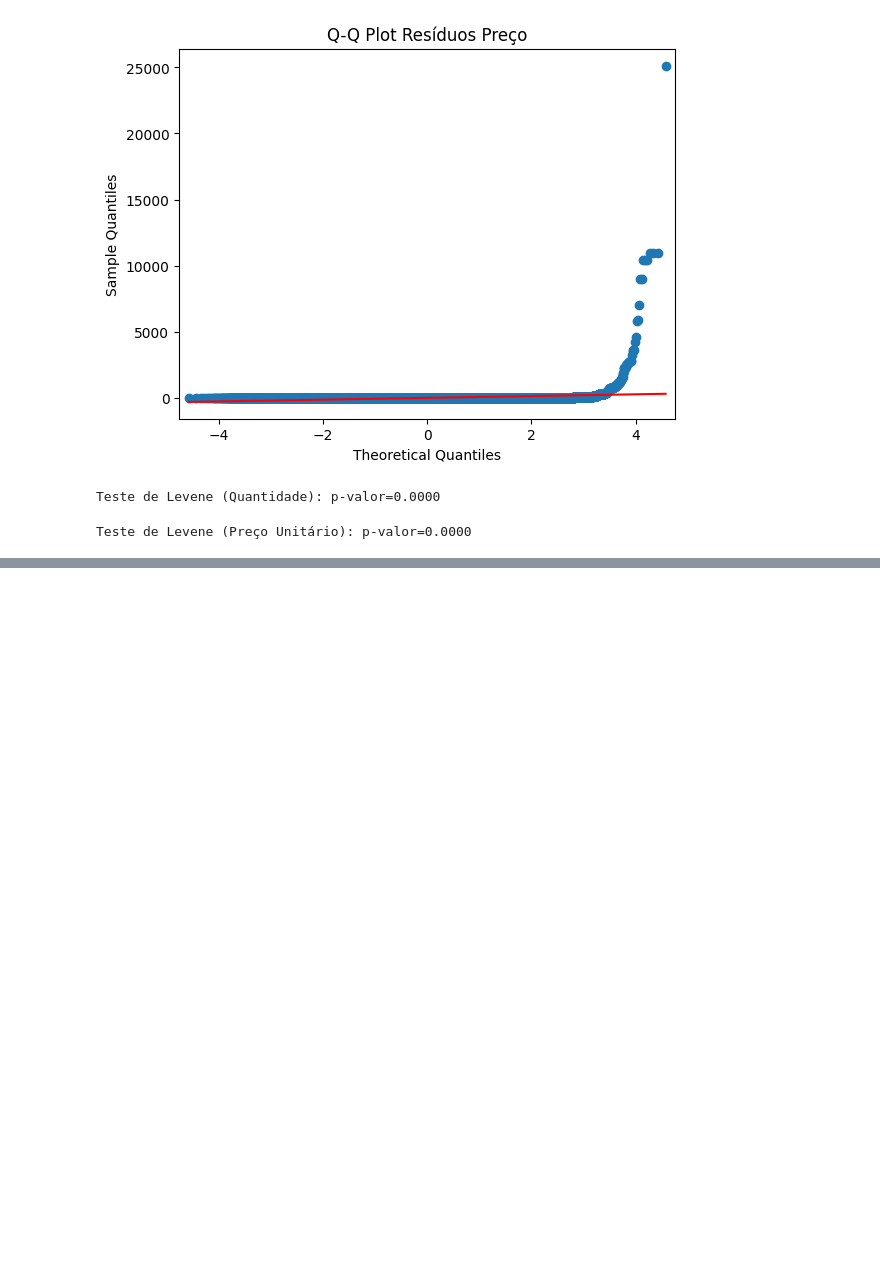
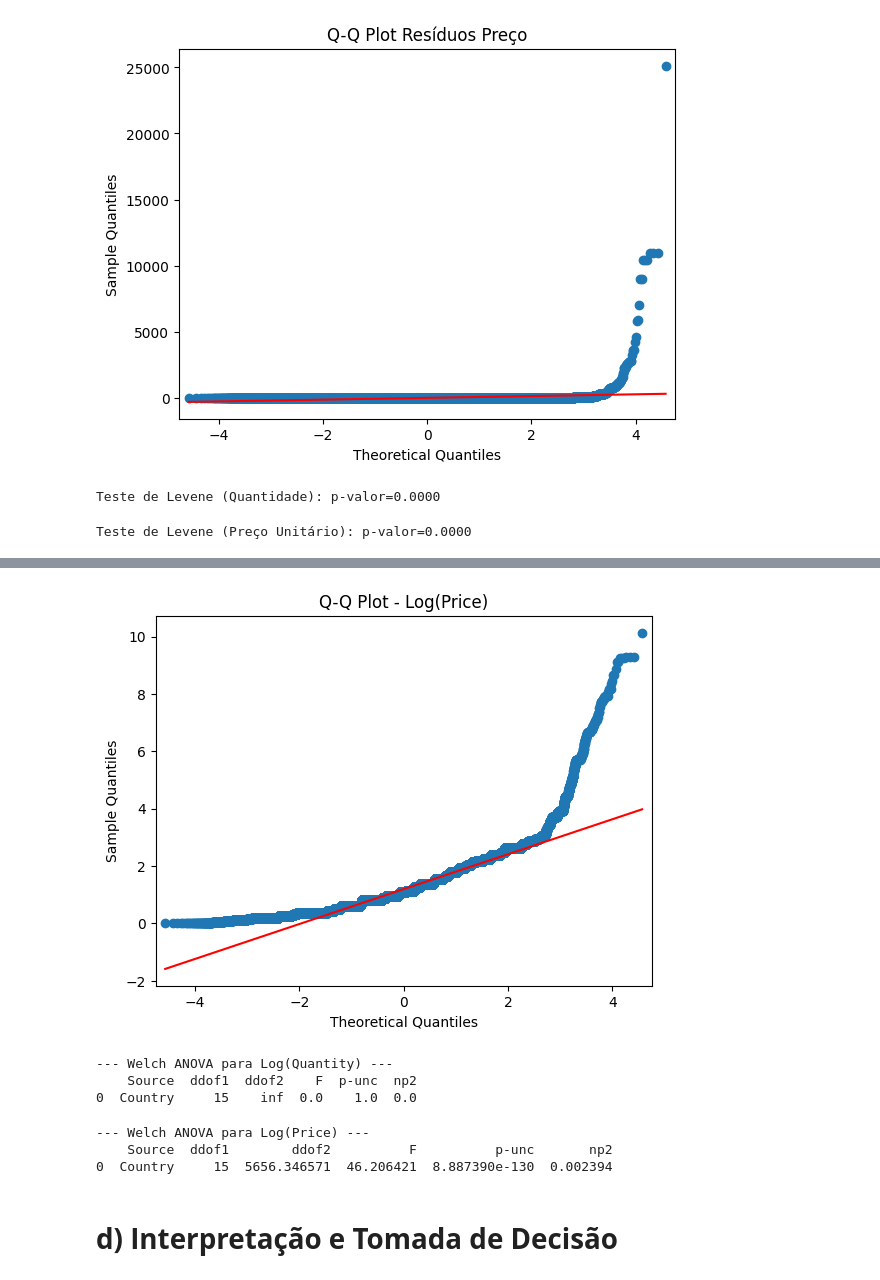
Before and after one commit to natalfr17/An-lise-Estat-stica-de-Dados-e-Informa-es, a Jupyter notebook: Prova_3.ipynb, the cells around one changed output, grey strips where cells are left out. Cells and saved outputs as stored; diff of their text form; code cells hidden in the pictures; blank space fills up the shorter version.

```diff
--- a/Prova_3.ipynb
+++ b/Prova_3.ipynb
@@ -237,0 +232,28 @@ Análise concluída.
+# %%
+sm.qqplot(df['Log_Price'], line='s')
+plt.title('Q-Q Plot - Log(Price)')
+plt.show()
+# %% [output]
+[figure, added]
+# %%
+# Aplicação da ANOVA de Welch usando pingouin (mais robusta à heterocedasticidade)
+
+# Welch ANOVA para Log(Quantity)
+welch_quantity = pg.welch_anova(dv='Log_Quantity', between='Country', data=df)
+print("\n--- Welch ANOVA para Log(Quantity) ---")
+print(welch_quantity)
+# %% [output]
+--- Welch ANOVA para Log(Quantity) ---
+    Source  ddof1  ddof2    F  p-unc  np2
+0  Country     15    inf  0.0    1.0  0.0
+# %%
+# Welch ANOVA para Log(Price)
+welch_price = pg.welch_anova(dv='Log_Price', between='Country', data=df)
+print("\n--- Welch ANOVA para Log(Price) ---")
+print(welch_price)
+# %% [output]
+--- Welch ANOVA para Log(Price) ---
+    Source  ddof1        ddof2          F          p-unc       np2
+0  Country     15  5656.346571  46.206421  8.887390e-130  0.002394
+# %% [markdown]
+# **d) Interpretação e Tomada de Decisão**
```
Also changed, not shown: parts of 8 cells of this notebook.
